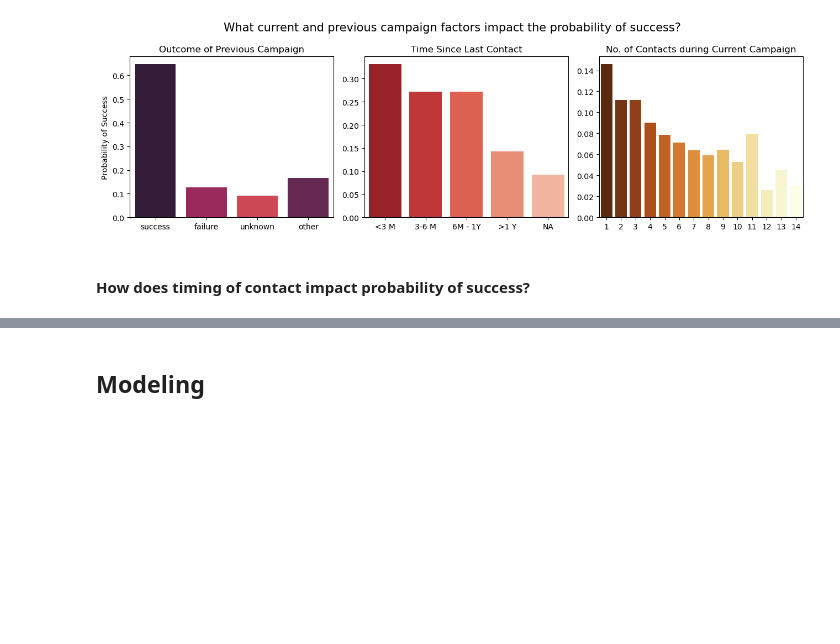
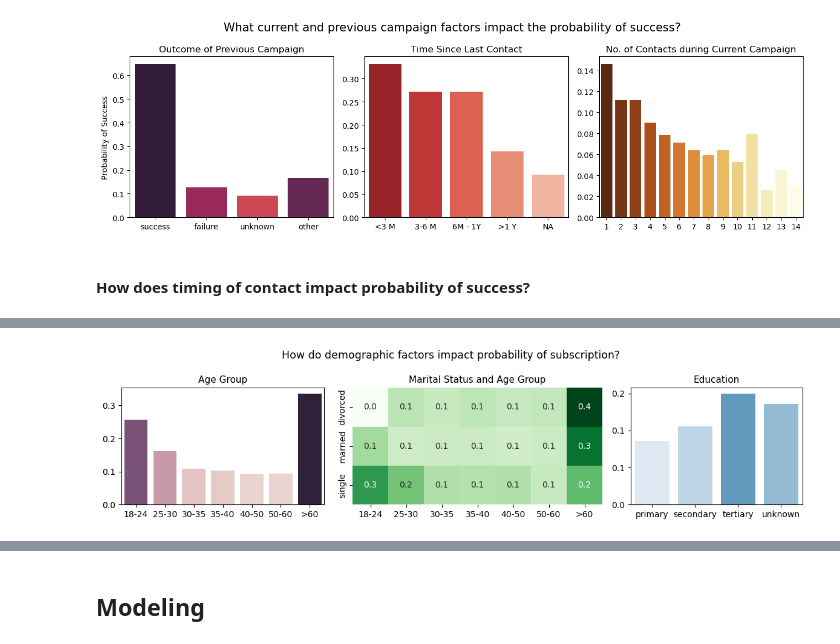
Before and after one commit to garimasc/bank_marketing, a Jupyter notebook: evaluate_classification.ipynb, the cells around one changed output, grey strips where cells are left out. Cells and saved outputs as stored; diff of their text form; code cells hidden in the pictures; blank space fills up the shorter version.

```diff
--- a/evaluate_classification.ipynb
+++ b/evaluate_classification.ipynb
@@ -136,0 +130,37 @@ pd.pivot_table(data, index= "poutcome", values= "y", aggfunc= calc_success_rate)
+# %%
+fig,axs = plt.subplots(figsize= (12,3), ncols= 3, width_ratios= [0.325, 0.4, 0.275])
+
+sns.barplot(data.groupby('age_group')['y'].agg(calc_success_rate).reset_index(), x= "age_group", y= "y", ax= axs[0],
+            hue= "y", legend= False)
+axs[0].set_ylabel('')
+axs[0].set_xlabel('')
+axs[0].set_title("Age Group", fontsize= 11)
+
+sns.heatmap(pd.pivot_table(data= data, index= "marital",  columns= "age_group",values= 'y', aggfunc= calc_success_rate).\
+            fillna(0), annot= True, cbar= False, cmap = sns.color_palette("Greens", as_cmap= True), fmt= "0.1f", ax= axs[1])
+axs[1].set_ylabel('')
+axs[1].set_xlabel('')
+axs[1].set_title("Marital Status and Age Group", fontsize= 11)
+
+
+sns.barplot(data.groupby('education')['y'].agg(calc_success_rate).reset_index(), x= "education", y= "y", ax= axs[2],
+            hue= "y", legend= False, palette= sns.color_palette('Blues'))
+axs[2].set_ylabel('')
+axs[2].set_xlabel('')
+axs[2].set_title("Education", fontsize= 11)
+
+def format_func(value, tick_number):
+    return f'{value:.1f}'
+
+# Apply the format function to the y-axis
+axs[2].yaxis.set_major_formatter(ticker.FuncFormatter(format_func))
+
+# sns.heatmap(pd.pivot_table(data= data, index= "housing",  columns= "loan",values= 'y', aggfunc= calc_success_rate).\
+#             fillna(0), annot= True, cbar= False, cmap = sns.color_palette("Blues", as_cmap= True), fmt= "0.2f", ax= axs[2])
+# axs[2].set_title("Housing and Personal Loan?", fontsize= 11)
+
+plt.suptitle("How do demographic factors impact probability of subscription?",
+             fontsize= 12.5)
+plt.tight_layout();
+# %% [output]
+[figure, added]
```
Also changed, not shown: parts of 11 cells of this notebook, 4 other files.
